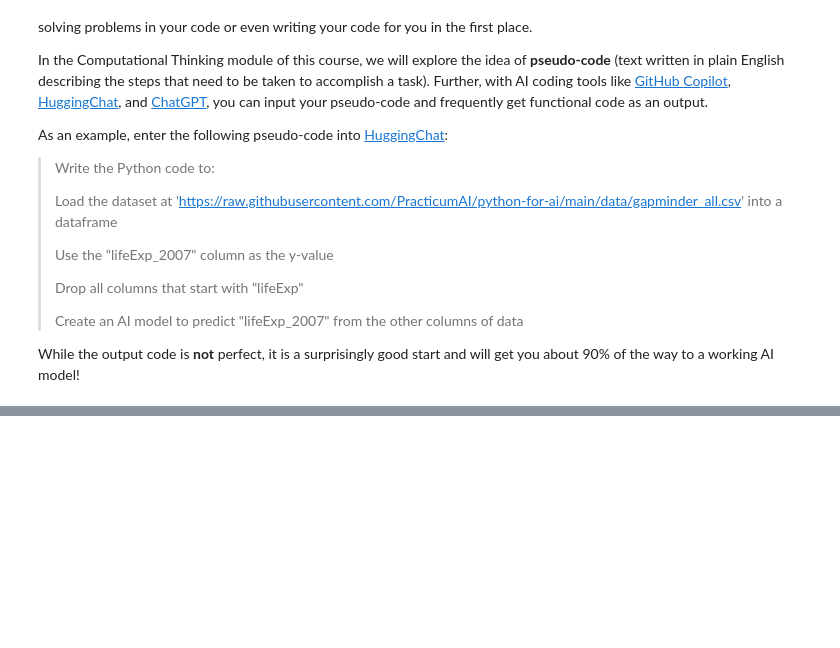
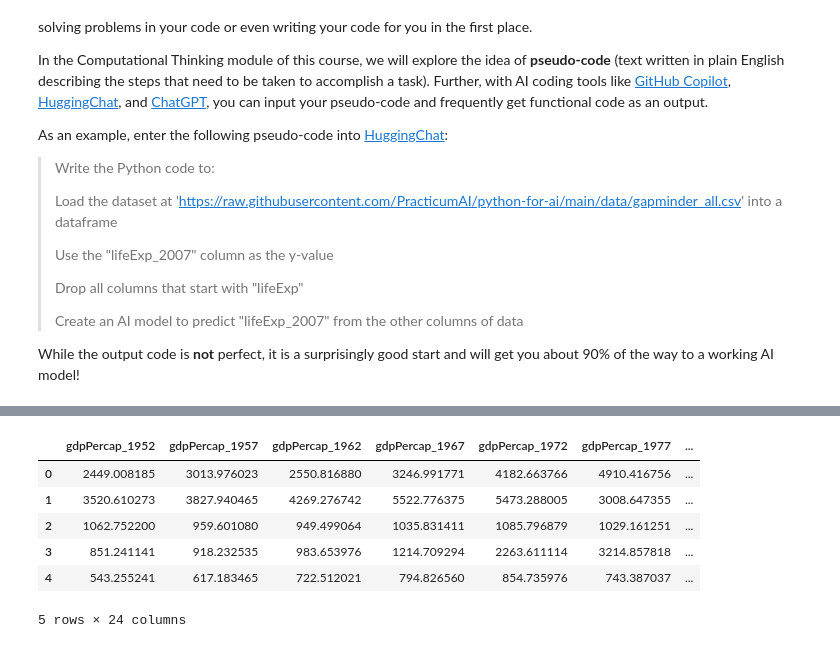
Before and after one commit to zjims/python-for-ai, a Jupyter notebook: 03_what_went_wrong_copy.ipynb, the cells around one changed output, grey strips where cells are left out. Drawn from its saved outputs; the diff is of its cells as text; code cells hidden in the pictures; blank space fills up the shorter version.

```diff
--- a/03_what_went_wrong_copy.ipynb
+++ b/03_what_went_wrong_copy.ipynb
@@ -136,0 +152,15 @@ While the output code is **not** perfect, it is a surprisingly good start and wi
+# %%
+# Drop all columns that start with "lifeExp"
+columns_to_drop = [col for col in df.columns if col.startswith('lifeExp')]
+X = df.drop(columns=columns_to_drop)
+X = X.drop(columns=['continent','country'])
+#X = df.drop(columns=['country'])
+X.head()
+# %% [output]
+|  | gdpPercap_1952 | gdpPercap_1957 | gdpPercap_1962 | gdpPercap_1967 | gdpPercap_1972 | gdpPercap_1977 | ... |
+| 0 | 2449.008185 | 3013.976023 | 2550.816880 | 3246.991771 | 4182.663766 | 4910.416756 | ... |
+| 1 | 3520.610273 | 3827.940465 | 4269.276742 | 5522.776375 | 5473.288005 | 3008.647355 | ... |
+| 2 | 1062.752200 | 959.601080 | 949.499064 | 1035.831411 | 1085.796879 | 1029.161251 | ... |
+| 3 | 851.241141 | 918.232535 | 983.653976 | 1214.709294 | 2263.611114 | 3214.857818 | ... |
+| 4 | 543.255241 | 617.183465 | 722.512021 | 794.826560 | 854.735976 | 743.387037 | ... |
+5 rows × 24 columns
```
Also changed, not shown: parts of 4 cells of this notebook.
